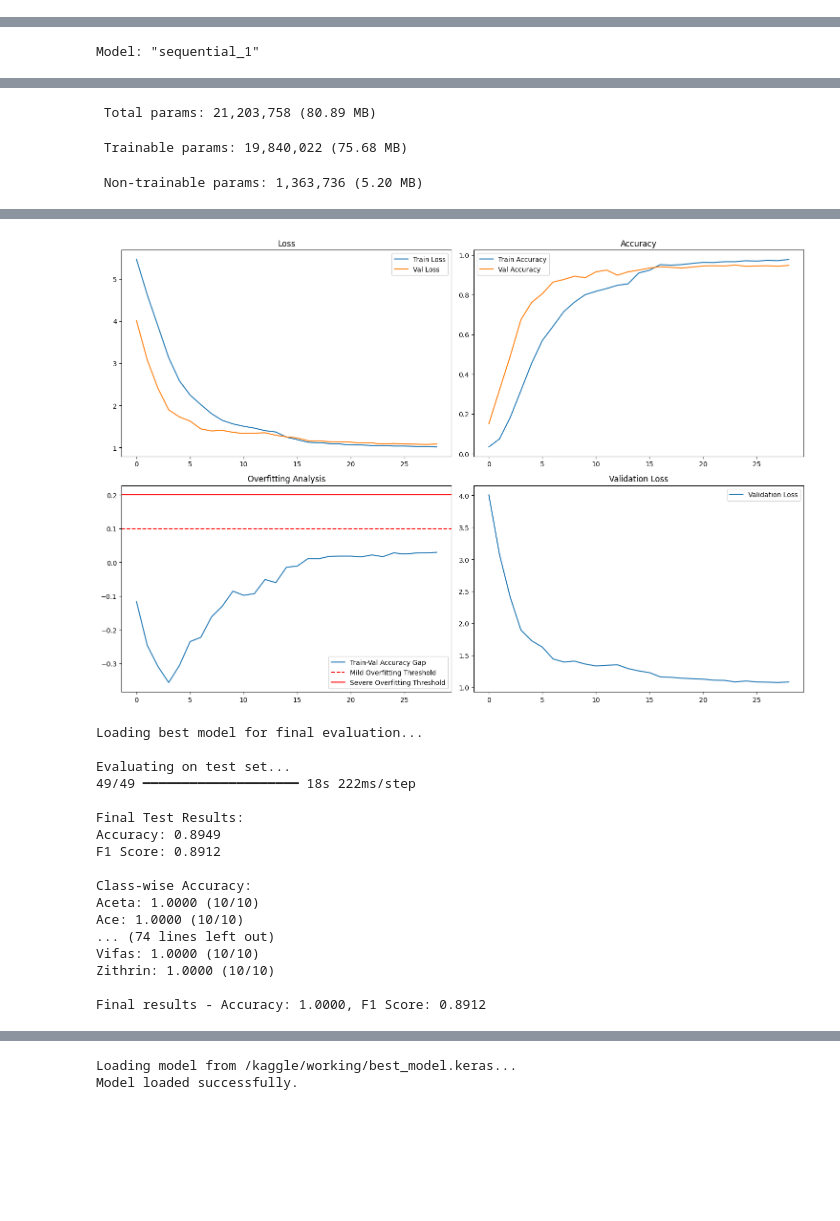
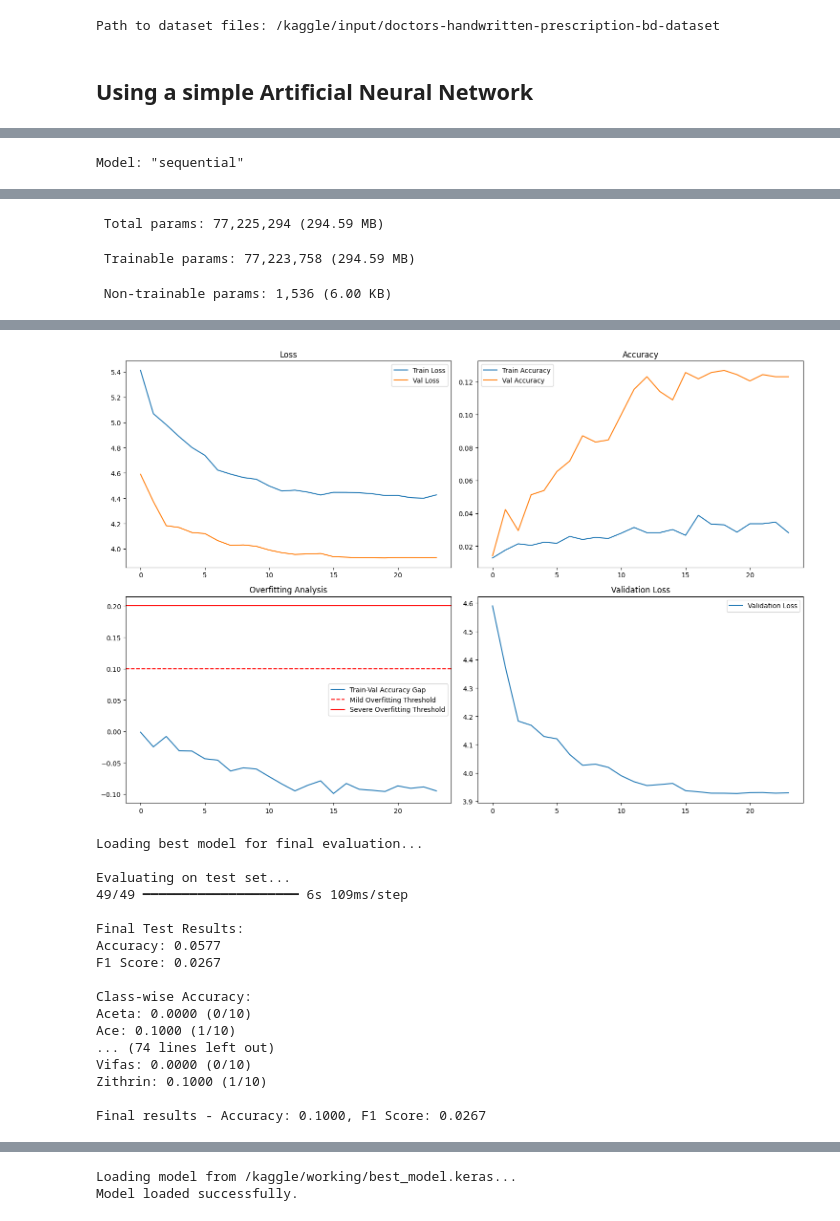
Before and after one commit to CoiferousYogi/BK-Birla_L-T_ML_Assignments, a Jupyter notebook: L&T_Assignment5_CNN_Model_Implementation.ipynb, the cells around one changed output, grey strips where cells are left out. Cells and saved outputs as stored; diff of their text form; code cells hidden in the pictures; blank space fills up the shorter version.

```diff
--- a/L&T_Assignment5_CNN_Model_Implementation.ipynb
+++ b/L&T_Assignment5_CNN_Model_Implementation.ipynb
@@ -25,3 +29,14 @@ print('Data source import complete.')
+# %%
+import kagglehub
+
+# Download latest version
+path = kagglehub.dataset_download("mamun1113/doctors-handwritten-prescription-bd-dataset")
+
+print("Path to dataset files:", path)
+# %% [output]
+Path to dataset files: /kaggle/input/doctors-handwritten-prescription-bd-dataset
+# %% [markdown]
+## Using a simple Artificial Neural Network
 # %%
 import pandas as pd
 import numpy as np
@@ -244,6 +259,25 @@ class PrescriptionDataGenerator(tf.keras.utils.Sequence):
         if self.is_training:
             np.random.shuffle(self.indices)
 
+
+def create_ANN_model(num_classes):
+    try:
+        model = models.Sequential([
+            layers.Input(shape=(cfg.IMG_SIZE, cfg.IMG_SIZE, 3)),
+            layers.Flatten(),  # Flatten image into vector
+            layers.Dense(512, activation='relu'),
+            layers.BatchNormalization(),
+            layers.Dropout(cfg.DROPOUT_RATE),
+            layers.Dense(256, activation='relu'),
+            layers.BatchNormalization(),
+            layers.Dropout(cfg.DROPOUT_RATE),
+            layers.Dense(num_classes, activation='softmax')
+        ])
+        return model
+    except Exception as e:
+        raise RuntimeError(f"Error creating ANN model: {str(e)}")
+
+
 def create_model(num_classes):
     try:
         # Load pre-trained EfficientNetV2S
@@ -274,7 +308,7 @@ def create_model(num_classes):
 
 def train_model(train_gen, val_gen, num_classes):
     # Create model
-    model = create_model(num_classes)
+    model = create_ANN_model(num_classes)
 
     # Compile model with label smoothing
     optimizer = optimizers.Adam(
@@ -539,4 +573,4 @@ Amodis     10
 Name: count, dtype: int64
 
 Starting model training with overfitting prevention...
-Model: "sequential_1"
+Model: "sequential"
@@ -559,4 +594,4 @@ Model: "sequential_1"
- Total params: 21,203,758 (80.89 MB)
+ Total params: 77,225,294 (294.59 MB)
- Trainable params: 19,840,022 (75.68 MB)
+ Trainable params: 77,223,758 (294.59 MB)
- Non-trainable params: 1,363,736 (5.20 MB)
+ Non-trainable params: 1,536 (6.00 KB)
 Epoch 1/40
@@ -579,18 +614,18 @@ Restoring model weights from the end of the best epoch: 24.
-[figure, old version]
+[figure, new version]
 Loading best model for final evaluation...
 
 Evaluating on test set...
-49/49 ━━━━━━━━━━━━━━━━━━━━ 18s 222ms/step
+49/49 ━━━━━━━━━━━━━━━━━━━━ 6s 109ms/step
 
 Final Test Results:
-Accuracy: 0.8949
-F1 Score: 0.8912
+Accuracy: 0.0577
+F1 Score: 0.0267
 
 Class-wise Accuracy:
-Aceta: 1.0000 (10/10)
-Ace: 1.0000 (10/10)
+Aceta: 0.0000 (0/10)
+Ace: 0.1000 (1/10)
 ... (74 lines left out)
-Vifas: 1.0000 (10/10)
-Zithrin: 1.0000 (10/10)
+Vifas: 0.0000 (0/10)
+Zithrin: 0.1000 (1/10)
 
-Final results - Accuracy: 1.0000, F1 Score: 0.8912
+Final results - Accuracy: 0.1000, F1 Score: 0.0267
```
Also changed, not shown: parts of 7 cells of this notebook.
